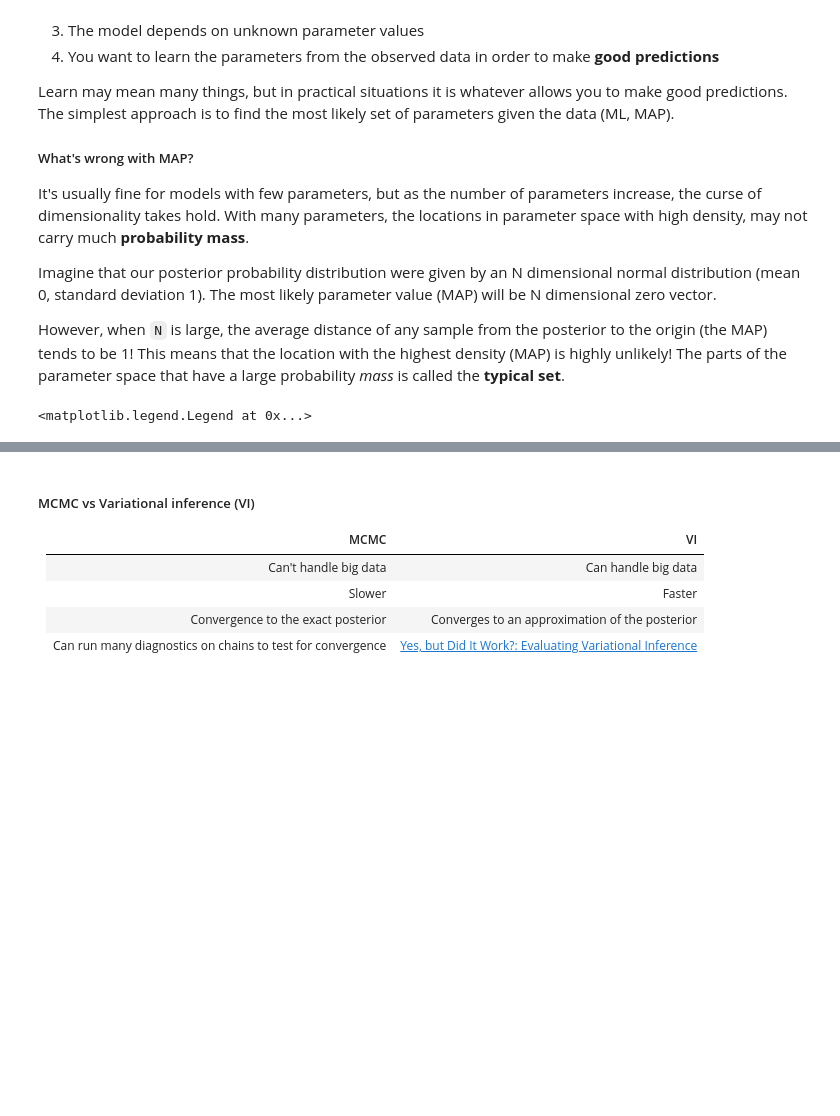
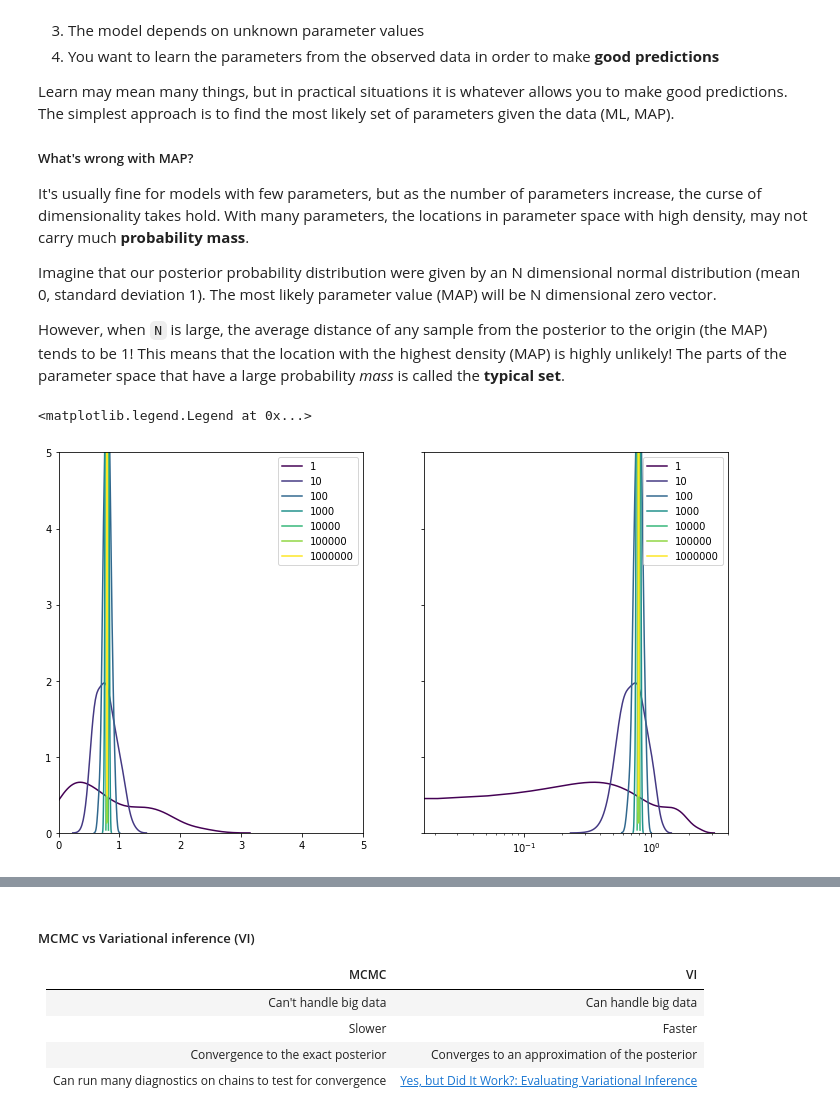
Before and after one commit to lucianopaz/statistical_machine_learning, a Jupyter notebook: notebooks/PPL and PyMC.ipynb, the cells around one changed output, grey strips where cells are left out. Drawn from its saved outputs; the diff is of its cells as text; code cells hidden in the pictures; blank space fills up the shorter version.

```diff
--- a/notebooks/PPL and PyMC.ipynb
+++ b/notebooks/PPL and PyMC.ipynb
@@ -58,20 +65,23 @@ However, when `N` is large, the average distance of any sample from the posterio
 # %%
 import numpy as np
 Ns = np.logspace(0, 6, 7).astype(np.int)
-f = [np.sqrt(np.sum(np.random.randn(100, n)**2, axis=1))/n for n in Ns]
+f = [np.mean(np.abs(np.random.randn(100, n)), axis=1) for n in Ns]
 # %%
+%matplotlib inline
 from matplotlib import pyplot as plt
 import seaborn as sns
 fig, axs = plt.subplots(1, 2, figsize=(12, 7), sharey=True)
-for ff, n in zip(f, Ns):
-    sns.kdeplot(ff, label='{}'.format(n), ax=axs[0])
-    sns.kdeplot(ff, label='{}'.format(n), ax=axs[1])
+colors = [plt.get_cmap('viridis')(x) for x in np.linspace(0, 1, len(Ns))]
+for ff, n, color in zip(f, Ns, colors):
+    sns.kdeplot(ff, label='{}'.format(n), ax=axs[0], color=color)
+    sns.kdeplot(ff, label='{}'.format(n), ax=axs[1], color=color)
 axs[0].set_xlim([0, 5])
 axs[0].set_ylim([0, 5])
 axs[1].set_xscale('log')
 plt.legend()
 # %% [output]
 <matplotlib.legend.Legend at 0x...>
+[figure, added]
 # %% [markdown]
 ##### But why does this happen?
 
```
Also changed, not shown: parts of 22 cells of this notebook.
